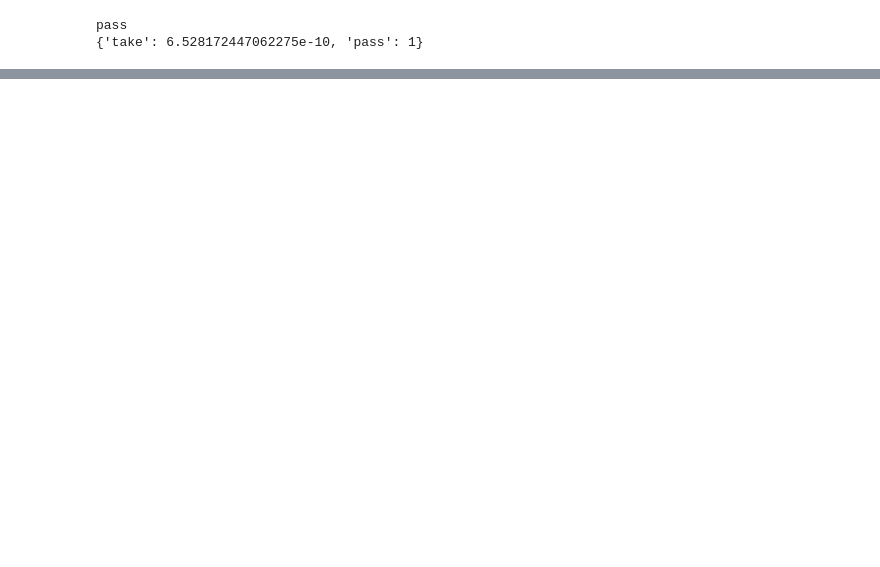
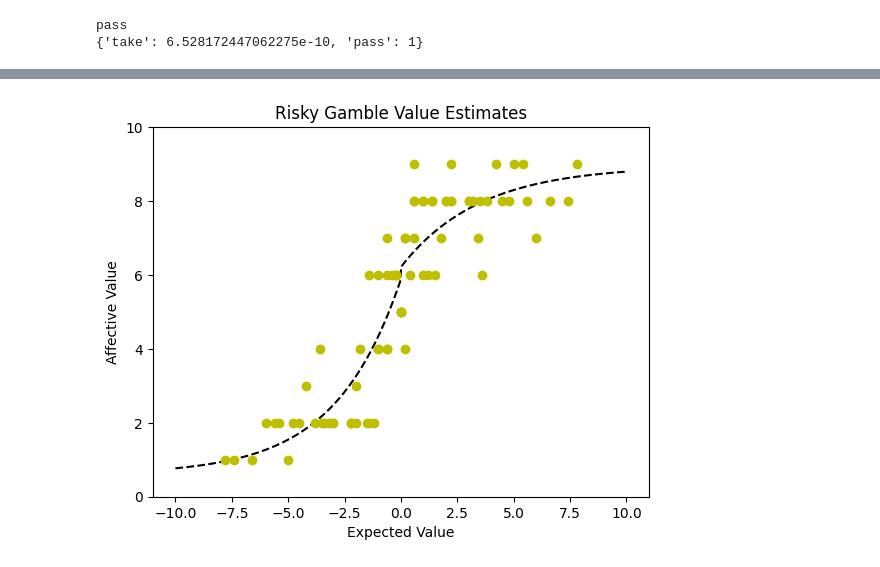
Before and after one commit to paulstillman/minordia, a Jupyter notebook: distributional/neurips_baseline_goodbad_number.ipynb, the cells around one changed output, grey strips where cells are left out. Saved outputs shown, nothing was run; the diff lists cells and outputs as text; code cells hidden in the pictures; blank space fills up the shorter version.

```diff
--- a/distributional/neurips_baseline_goodbad_number.ipynb
+++ b/distributional/neurips_baseline_goodbad_number.ipynb
@@ -74,7 +74,7 @@ llm_value = compute_Valence1(
 
 print(llm_value)
 
-llm_value = compute_Valence1(
+llm_value = compute_Valence2(
   model, object = f"a 50% chance of winning $10 and a 80% chance of losing $2")
 
 print(llm_value)
@@ -142,16 +141,0 @@ for gv in gvs:
-# %%
-query_tokens = ['bad', 'good']
-for gv in gvs:
-  for bv in bvs:
-    for pw in pws:
-
-      # Compute the expected value of the gamble.
-      expected_value = pw * gv + (1 - pw) * -1*bv
-      gamble_input = f"Probability of Winning (P_w): {pw}, Positive Value on Win (G): {gv}, Negative Value on Loss (B): {-bv}"
-      # Compute affective LLM value estimate
-      llm_value = compute_Valence(model, gamble_input)
-      print(gv, bv, pw, expected_value, llm_value)
-
-
-      expected_values.append(expected_value)
-      attitudes.append(llm_value)
@@ -244,3 +203,11 @@ def plot_curve(
+# %%
+x, curve = curve_fit(expected_values, attitudes)
+plot_curve(x,
+    curve,
+    expected_values,
+    attitudes)
+# %% [output]
+[figure, added]
 # %%
 %autoreload 2
 
```
Also changed, not shown: parts of 7 cells of this notebook.
